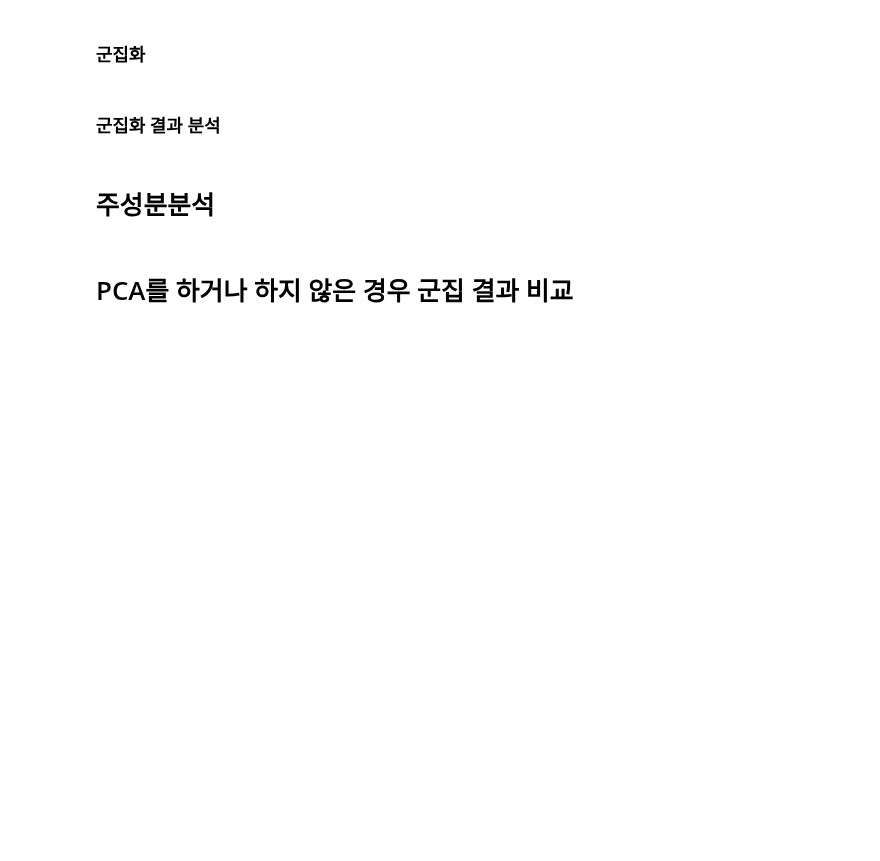
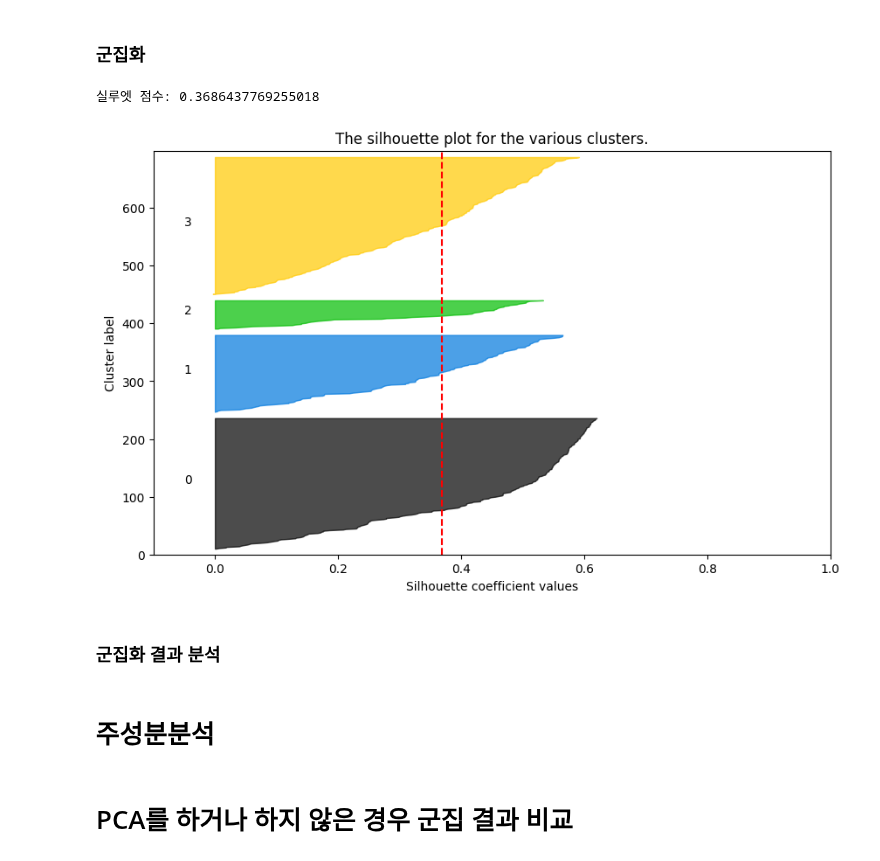
Before and after one commit to parkjiyon7/MSAI_6, a Jupyter notebook: python_ML/22_군집화_프로야구_실습.ipynb, the cells around one changed output. Saved outputs shown, nothing was run; the diff lists cells and outputs as text; code cells hidden in the pictures; blank space fills up the shorter version.

```diff
--- a/python_ML/22_군집화_프로야구_실습.ipynb
+++ b/python_ML/22_군집화_프로야구_실습.ipynb
@@ -110,5 +125,20 @@ X.plot(kind='box');
 # %% [markdown]
 ### 군집화
+# %%
+k=4
+km = KMeans(n_clusters=k, random_state=10)
+kmeans_cluster = km.fit_predict(X)
+
+# 실루엣 점수
+from sklearn.metrics import silhouette_score
+print(f'실루엣 점수: {silhouette_score(X, kmeans_cluster)}')
+
+# 실루엣 시각화
+import silhouette_analysis as s
+s.silhouette_plot(X, k)
+# %% [output]
+실루엣 점수: 0.3686437769255018
+[figure, added]
 # %% [markdown]
 ### 군집화 결과 분석
 # %%
```
Also changed, not shown: parts of 2 cells of this notebook.
